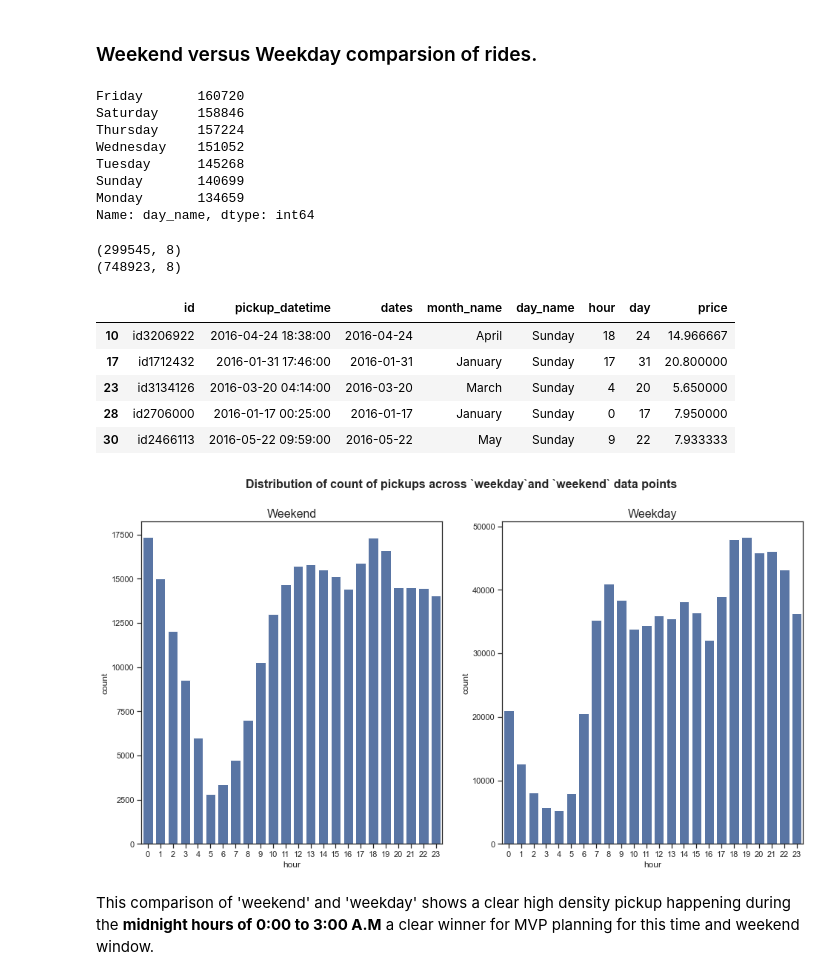
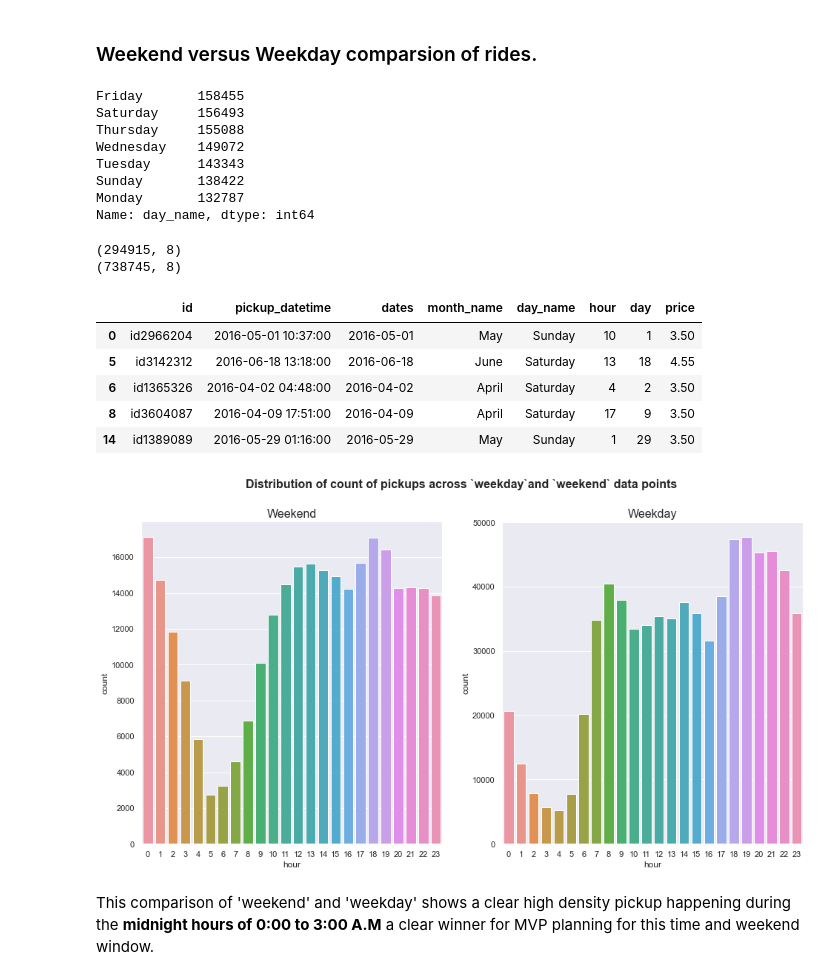
Before and after one commit to shwetanaren/Data-Product-Mgmt, a Jupyter notebook: 3. Datetime_manipulation_visualisation.ipynb, the cells around one changed output. Cells and saved outputs as stored; diff of their text form; code cells hidden in the pictures.

```diff
--- a/3. Datetime_manipulation_visualisation.ipynb
+++ b/3. Datetime_manipulation_visualisation.ipynb
@@ -31,7 +31,7 @@ Seaborn version: 0.11.1
 # %% [markdown]
 ### Reading the data
 # %%
-df = pd.read_csv('./data/2_additional_col_set.csv')
+df = pd.read_csv('./data/2_new_features_outliers_removed.csv')
 # %%
 df.columns
 # %% [output]
@@ -158,21 +159,21 @@ ax4=fig.add_subplot(313)
 from matplotlib import style
 
 #styles
-style.use('ggplot')
-sns.set_theme(style="whitegrid")
-sns.set_style("ticks")
-sns.set_context("paper", font_scale = 1.3,)
+# style.use('ggplot')
+sns.set_theme()
+# sns.set_style("ticks")
+# sns.set_context("paper", font_scale = 1.3,)
 
 fig.suptitle('Density of trips between 1st January 2016 to midnight of 1st July 2016 ',fontsize='18', weight='bold',y=0.95)
 
 #plot1
 
-sns.countplot(x='month_name', data=df, ax=ax1, color='b')
+sns.countplot(x='month_name', data=df, ax=ax1) #color='b'
 ax1.set_title('Trips per month', fontsize='16',weight='bold')
 
 #plot2
 
-sns.countplot(x='day_name', data=df, ax=ax2, color='b')
+sns.countplot(x='day_name', data=df, ax=ax2) #color='b'
 ax2.set_title('Trips per weekday',fontsize='16',weight='bold')
 
 #plot3
@@ -182,7 +183,7 @@ ax3.set_title('Trips by day',fontsize='16',weight='bold')
 
 #plot4
 
-sns.countplot(x='hour', data=df, ax=ax4, color='C0')
+sns.countplot(x='hour', data=df, ax=ax4) #color='C0'
 ax4.set_title('Trips by hour',fontsize='16', weight='bold')
 # %% [output]
 Text(0.5, 1.0, 'Trips by hour')
@@ -192,13 +193,13 @@ Text(0.5, 1.0, 'Trips by hour')
 # %%
 df.day_name.value_counts()
 # %% [output]
-Friday       160720
-Saturday     158846
-Thursday     157224
-Wednesday    151052
-Tuesday      145268
-Sunday       140699
-Monday       134659
+Friday       158455
+Saturday     156493
+Thursday     155088
+Wednesday    149072
+Tuesday      143343
+Sunday       138422
+Monday       132787
 Name: day_name, dtype: int64
 # %%
 weekend = ['Saturday', 'Sunday']
@@ -209,38 +210,38 @@ c1_weekday = df.day_name.isin(weekday)
 print(df.loc[c1_weekend].shape)
 print(df.loc[c1_weekday].shape)
 # %% [output]
-(299545, 8)
-(748923, 8)
+(294915, 8)
+(738745, 8)
 # %%
 df_weekend = df.loc[c1_weekend]
 df_weekday = df.loc[c1_weekday]
 df_weekend.head(5)
 # %% [output]
 |  | id | pickup_datetime | dates | month_name | day_name | hour | day | price |
-| 10 | id3206922 | 2016-04-24 18:38:00 | 2016-04-24 | April | Sunday | 18 | 24 | 14.966667 |
-| 17 | id1712432 | 2016-01-31 17:46:00 | 2016-01-31 | January | Sunday | 17 | 31 | 20.800000 |
-| 23 | id3134126 | 2016-03-20 04:14:00 | 2016-03-20 | March | Sunday | 4 | 20 | 5.650000 |
-| 28 | id2706000 | 2016-01-17 00:25:00 | 2016-01-17 | January | Sunday | 0 | 17 | 7.950000 |
-| 30 | id2466113 | 2016-05-22 09:59:00 | 2016-05-22 | May | Sunday | 9 | 22 | 7.933333 |
+| 0 | id2966204 | 2016-05-01 10:37:00 | 2016-05-01 | May | Sunday | 10 | 1 | 3.50 |
+| 5 | id3142312 | 2016-06-18 13:18:00 | 2016-06-18 | June | Saturday | 13 | 18 | 4.55 |
+| 6 | id1365326 | 2016-04-02 04:48:00 | 2016-04-02 | April | Saturday | 4 | 2 | 3.50 |
+| 8 | id3604087 | 2016-04-09 17:51:00 | 2016-04-09 | April | Saturday | 17 | 9 | 3.50 |
+| 14 | id1389089 | 2016-05-29 01:16:00 | 2016-05-29 | May | Sunday | 1 | 29 | 3.50 |
 # %%
 fig = plt.figure(figsize=(16,8))
 
 ax1=fig.add_subplot(121)
 ax2=fig.add_subplot(122)
 
 fig.suptitle('Distribution of count of pickups across `weekday`and `weekend` data points',fontsize='16',weight='bold')
 ax1.set_title('Weekend', fontsize='16')
 ax2.set_title('Weekday',fontsize='16')
 
-sns.countplot(x='hour', data=df_weekend, ax=ax1, color='b' ) #eg: palette="rocket", palette="Blues"
-sns.countplot(x='hour', data=df_weekday, ax=ax2, color='b')
+sns.countplot(x='hour', data=df_weekend, ax=ax1 ) #eg: palette="rocket", palette="Blues" color='b'
+sns.countplot(x='hour', data=df_weekday, ax=ax2)
 
 
 # style.use('ggplot')
-sns.set_theme(style="dark")
+sns.set_theme()
 sns.set_style("ticks")
 # %% [output]
-[figure, old version]
+[figure, new version]
 # %% [markdown]
 This comparison of 'weekend' and 'weekday' shows a clear high density pickup happening during the **midnight hours of 0:00 to 3:00 A.M** a clear winner for MVP planning for this time and weekend window.
 # %%
```
Also changed, not shown: parts of 7 cells of this notebook, 2 other files.
